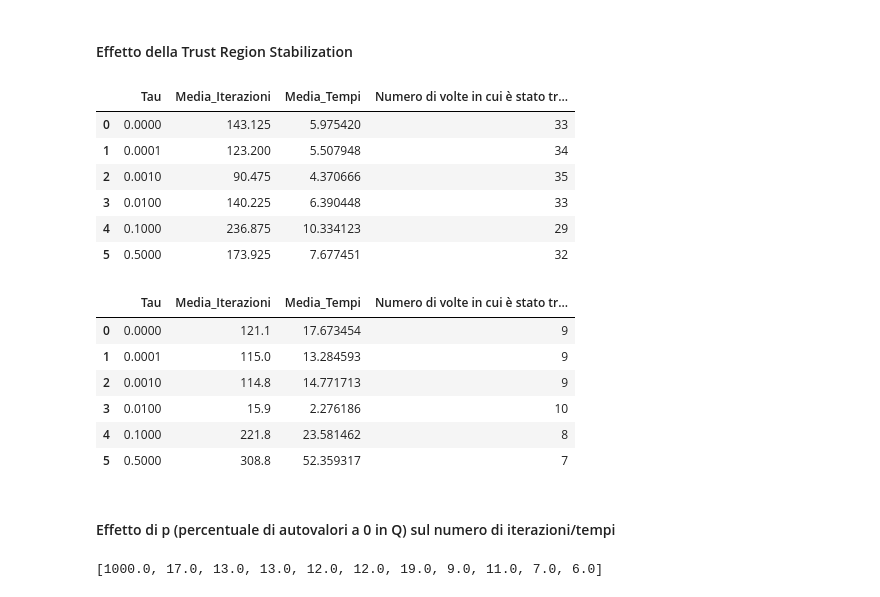
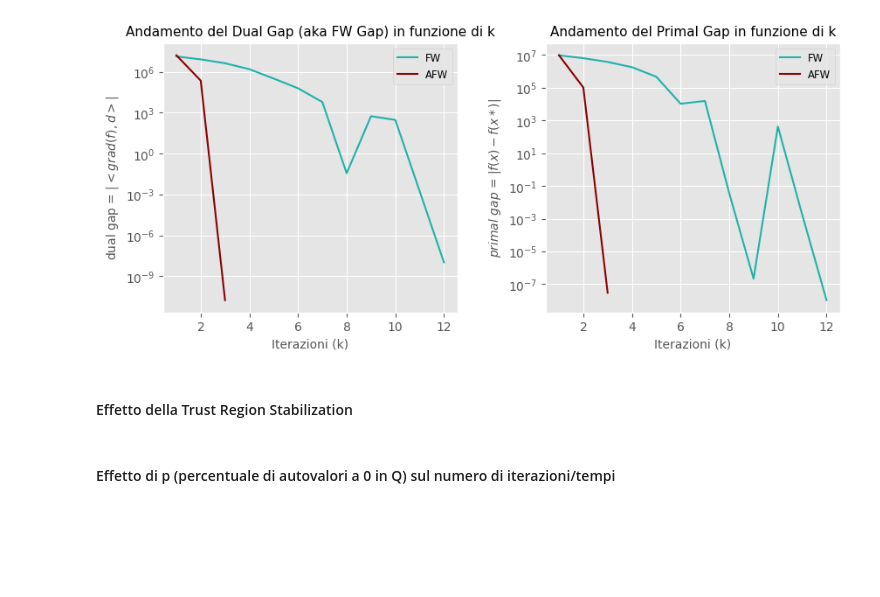
Before and after one commit to vpicchianti/Optimization-for-Data-Science, a Jupyter notebook: functions.ipynb, the cells around one changed output. Drawn from its saved outputs; the diff is of its cells as text; code cells hidden in the pictures; blank space fills up the shorter version.

```diff
--- a/functions.ipynb
+++ b/functions.ipynb
@@ -880,3 +706,30 @@ df = pd.DataFrame(data)
+# %%
+for nome_file_dmx in esperimenti[:10]:  # uso i primi file dmx
+
+    _, numero_archi, u, _, q, _, _ , _ = leggi_file_dimacs(nome_file_dmx)
+    Q = genera_Q(10, u, q, numero_archi, 0.3)
+    func = lambda x: np.dot(x, np.dot(Q, x))+np.dot(q,x)
+
+    np.random.seed(42)
+    x_0 = []
+    for u_i in u:
+        x_i = random.randint(0, u_i)
+        x_0.append(x_i)
+
+    gap, valori_f, k_totale, tempo_totale, tempi_per_it, x, sol_ottima, found_optimal = algoritmo_tradizionale(nome_file_dmx, epsilon = 0.001, max_iter = 1000, Q = Q, q = q, u = u, numero_archi = numero_archi, tau = 0.01, step_size_ottimo = True, x_0 = x_0, visualize_res = False)
+    gap_afw, f_values_afw, k_afw, tempo_tot_afw, tempi_per_it_afw, x_afw, found_optimal_afw = AFW(nome_file_dmx, epsilon = 0.001, max_iter = 1000, Q = Q, q = q, numero_archi = numero_archi, func=func, k_granularity=1, x_0 = x_0, visualize_res = False)
+
+    fig, axes = plt.subplots(nrows=1, ncols=2, figsize=(10, 4))
+    plt.subplots_adjust(wspace=0.3)
+    plot_primal_gap(valori_f, x, found_optimal,f_values_afw, x_afw, found_optimal_afw, axes)
+    plot_dual_gap(gap, gap_afw, axes)
+
+    # file_name_png = nome_file_dmx + '.png'
+    # plt.savefig(file_name_png, dpi=300, bbox_inches='tight')
+
+    plt.show()
+# %% [output]
+[figure, added]
 # %% [markdown]
 #### Effetto della Trust Region Stabilization
 # %%
@@ -943,27 +796,6 @@ for tau in taus:
 
 df = pd.DataFrame(data)
 # df.to_csv('tabella_effetto_trust_region', index=False)
-# %%
-df
-# %% [output]
-|  | Tau | Media_Iterazioni | Media_Tempi | Numero di volte in cui è stato tr... |
-| 0 | 0.0000 | 143.125 | 5.975420 | 33 |
-| 1 | 0.0001 | 123.200 | 5.507948 | 34 |
-| 2 | 0.0010 | 90.475 | 4.370666 | 35 |
-| 3 | 0.0100 | 140.225 | 6.390448 | 33 |
-| 4 | 0.1000 | 236.875 | 10.334123 | 29 |
-| 5 | 0.5000 | 173.925 | 7.677451 | 32 |
-# %%
-tabella_tau = pd.DataFrame(data)
-tabella_tau
-# %% [output]
-|  | Tau | Media_Iterazioni | Media_Tempi | Numero di volte in cui è stato tr... |
-| 0 | 0.0000 | 121.1 | 17.673454 | 9 |
-| 1 | 0.0001 | 115.0 | 13.284593 | 9 |
-| 2 | 0.0010 | 114.8 | 14.771713 | 9 |
-| 3 | 0.0100 | 15.9 | 2.276186 | 10 |
-| 4 | 0.1000 | 221.8 | 23.581462 | 8 |
-| 5 | 0.5000 | 308.8 | 52.359317 | 7 |
 # %% [markdown]
 #### Effetto di p (percentuale di autovalori a 0 in Q) sul numero di iterazioni/tempi
 # %%
@@ -1006,7 +839,3 @@ for p in np.linspace(0, 1, 11):
     iterazioni.append(media_iterazioni_p)
     tempi.append(media_tempi_p)
     ottimo.append(ottimo_per_p)
-# %%
-iterazioni
-# %% [output]
-[1000.0, 17.0, 13.0, 13.0, 12.0, 12.0, 19.0, 9.0, 11.0, 7.0, 6.0]
```
Also changed, not shown: parts of 52 cells of this notebook, 3 other files.
